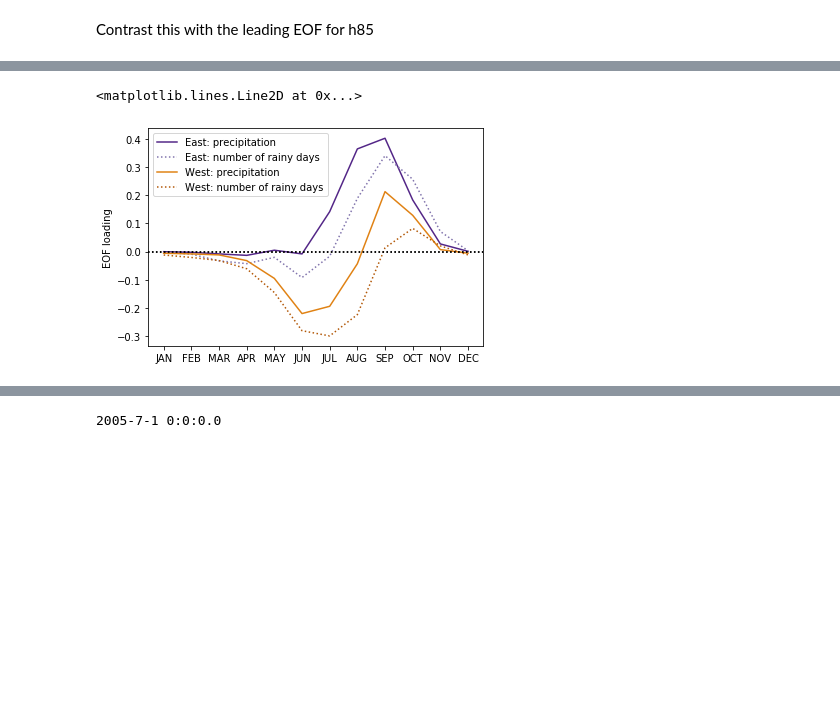
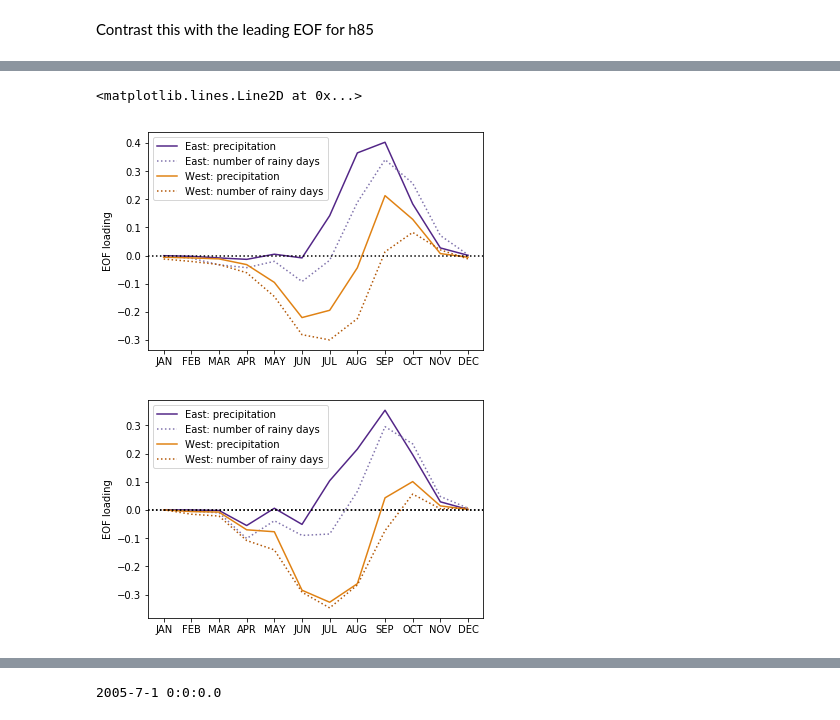
Before and after one commit to katemarvel/Sahel_Code, a Jupyter notebook: SahelFingerprinting-MESS.ipynb, the cells around one changed output, grey strips where cells are left out. Cells and saved outputs as stored; diff of their text form; code cells hidden in the pictures; blank space fills up the shorter version.

```diff
--- a/SahelFingerprinting-MESS.ipynb
+++ b/SahelFingerprinting-MESS.ipynb
@@ -334,7 +334,7 @@ Plotting.time_plot(MV.average(P_aa_on_eof1,axis=0))
 Check the stability of the h85 fingerprint by calculating it over the 20th and 21st century.  This indicates that in models, the dominant forced response over the 20th century is very different from the dominant forced response over the 21st century.
 # %%
 cen20=h85.fingerprint(time_bounds=('1900-1-1','1999-12-31'))
-cen21=h85.fingerprint(time_bounds=('2000-1-1','2099-12-31'))
+cen21=h85.fingerprint(time_bounds=('2050-1-1','2099-12-31'))
 plt.figure()
 plot_multivariate(cen20)
 plt.title("EOF1, 20th century")
@@ -449,11 +449,14 @@ Plotting.time_plot(h85.fingerprint().pcs()[:,1])
 # %%
 solver=h85.fingerprint()
 aasolver=aa.fingerprint()
 plot_multivariate(solver,i=0)
+plt.figure()
+plot_multivariate(cen21,i=0)
 plt.axhline(0,c="k",ls=":")
 # %% [output]
 <matplotlib.lines.Line2D at 0x...>
-[figure, old version]
+[figure, new version]
+[figure, added]
 # %%
 fac=DA_tools.get_orientation(solver)
 Plotting.time_plot(solver.pcs()[:,0]*fac)
```
Also changed, not shown: parts of 35 cells of this notebook.
